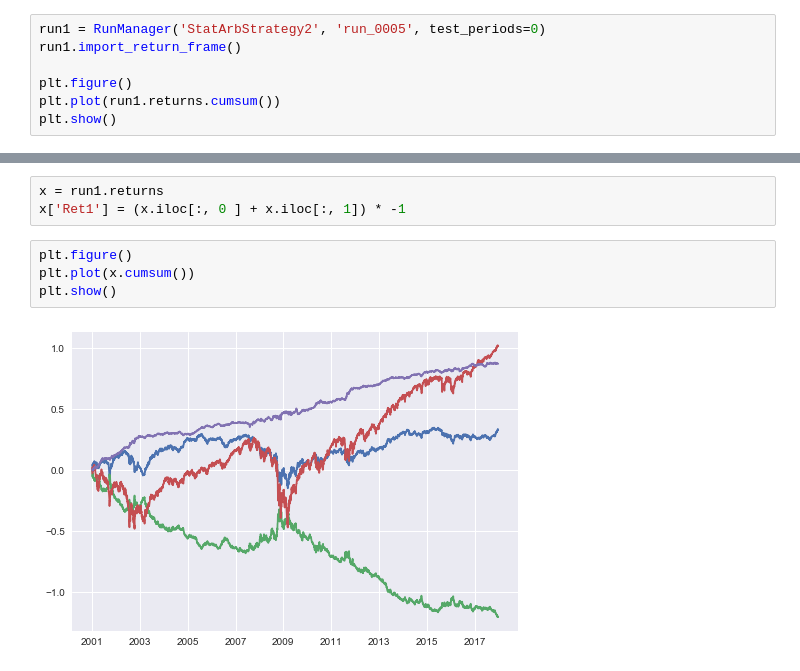
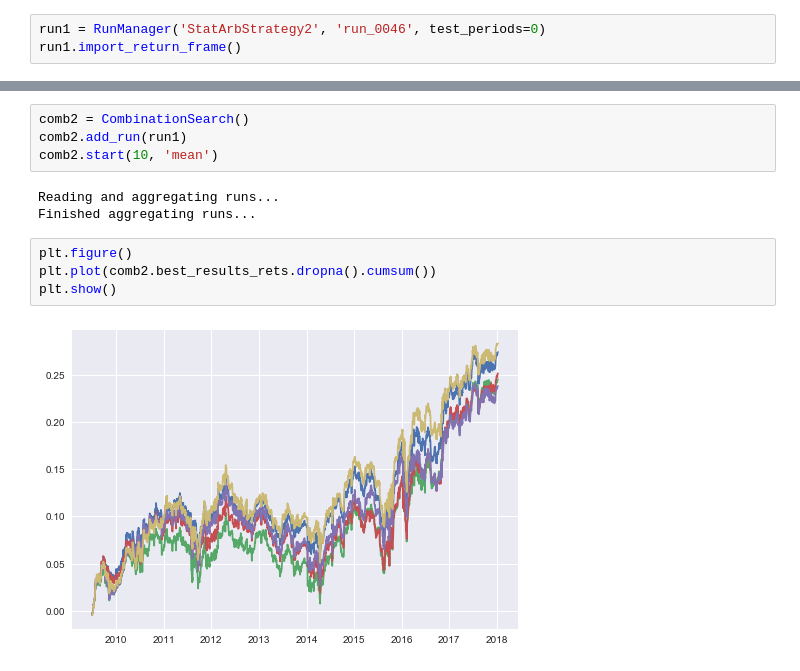
Before and after one commit to ryanoley/ram, a Jupyter notebook: examples/StatArb2.ipynb, the cells around one changed output, grey strips where cells are left out. Drawn from its saved outputs; the diff is of its cells as text.

```diff
--- a/examples/StatArb2.ipynb
+++ b/examples/StatArb2.ipynb
@@ -128,7 +192,3 @@ plt.show()
 # %%
-run1 = RunManager('StatArbStrategy2', 'run_0005', test_periods=0)
+run1 = RunManager('StatArbStrategy2', 'run_0046', test_periods=0)
 run1.import_return_frame()
-
-plt.figure()
-plt.plot(run1.returns.cumsum())
-plt.show()
@@ -137,9 +195,13 @@ plt.show()
-# %%
-x = run1.returns
-x['Ret1'] = (x.iloc[:, 0 ] + x.iloc[:, 1]) * -1
+# %%
+comb2 = CombinationSearch()
+comb2.add_run(run1)
+comb2.start(10, 'mean')
+# %% [output]
+Reading and aggregating runs...
+Finished aggregating runs...
 # %%
 plt.figure()
-plt.plot(x.cumsum())
+plt.plot(comb2.best_results_rets.dropna().cumsum())
 plt.show()
 # %% [output]
-[figure, old version]
+[figure, new version]
```
Also changed, not shown: parts of 24 cells of this notebook, 14 other files.
